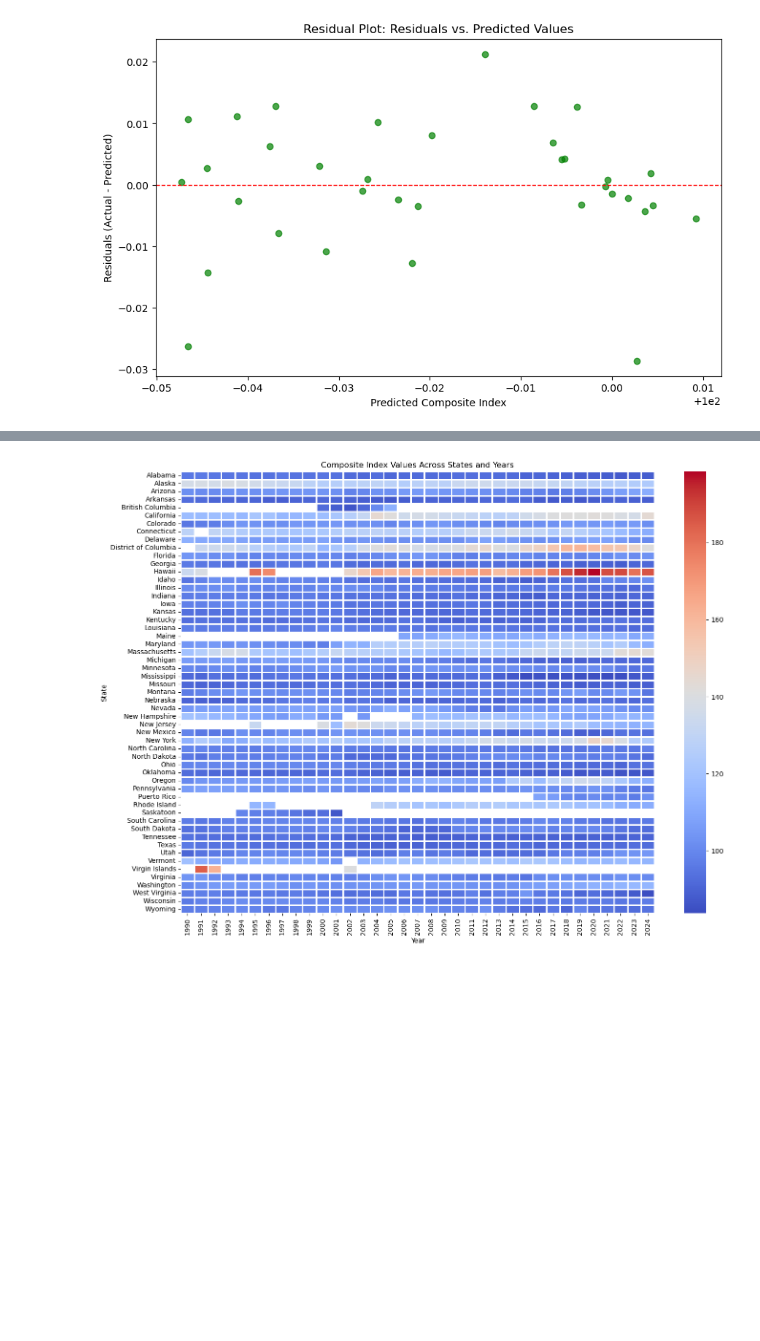
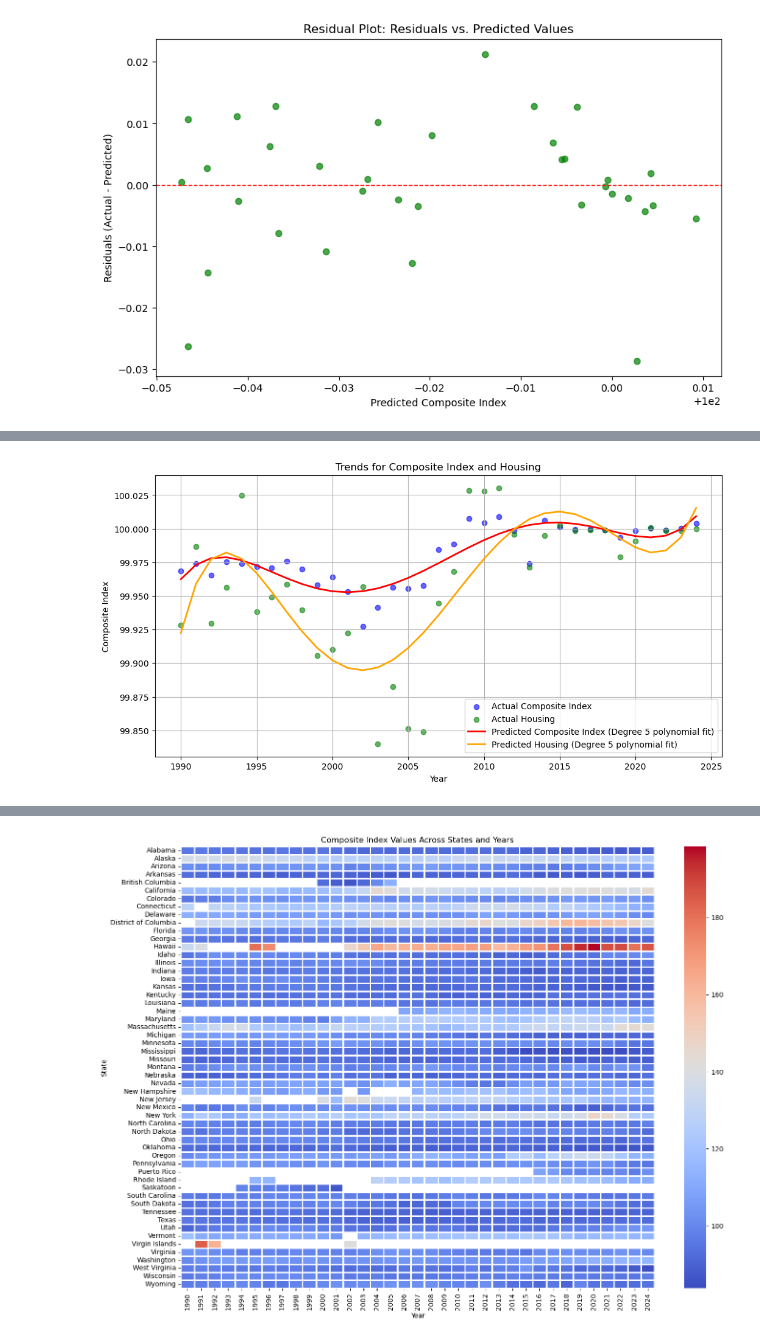
Before and after one commit to angie313/group-9-COLI, a Jupyter notebook: group_9_COLI.ipynb, the cells around one changed output, grey strips where cells are left out. Cells and saved outputs as stored; diff of their text form; code cells hidden in the pictures; blank space fills up the shorter version.

Commit message:
Added trend analysis for the HOUSING feature

```diff
--- a/group_9_COLI.ipynb
+++ b/group_9_COLI.ipynb
@@ -216,3 +216,85 @@ Mean Absolute Error (MAE): 0.00746763911854649
 R² score: 0.7605765531821017
 [figure]
 [figure]
+# %%
+from sklearn.metrics import r2_score
+
+# Aggregate data by year for both COMPOSITE_INDEX and HOUSING
+composite_index_housing_by_year = data.groupby(['YEAR'])[['COMPOSITE_INDEX', 'HOUSING']].mean().reset_index()
+
+# Handle outliers for COMPOSITE_INDEX
+q1_c = composite_index_housing_by_year['COMPOSITE_INDEX'].quantile(0.25)
+q3_c = composite_index_housing_by_year['COMPOSITE_INDEX'].quantile(0.75)
+iqr_c = q3_c - q1_c
+lower_bound_c = q1_c - 1.5 * iqr_c
+upper_bound_c = q3_c + 1.5 * iqr_c
+
+composite_index_housing_by_year.loc[
+    (composite_index_housing_by_year['COMPOSITE_INDEX'] < lower_bound_c) |
+    (composite_index_housing_by_year['COMPOSITE_INDEX'] > upper_bound_c), 'COMPOSITE_INDEX'
+] = composite_index_housing_by_year['COMPOSITE_INDEX'].mean()
+
+# Handle outliers for HOUSING
+q1_h = composite_index_housing_by_year['HOUSING'].quantile(0.25)
+q3_h = composite_index_housing_by_year['HOUSING'].quantile(0.75)
+iqr_h = q3_h - q1_h
+lower_bound_h = q1_h - 1.5 * iqr_h
+upper_bound_h = q3_h + 1.5 * iqr_h
+
+composite_index_housing_by_year.loc[
+    (composite_index_housing_by_year['HOUSING'] < lower_bound_h) |
+    (composite_index_housing_by_year['HOUSING'] > upper_bound_h), 'HOUSING'
+] = composite_index_housing_by_year['HOUSING'].mean()
+
+# Separate X (YEAR) and y (COMPOSITE_INDEX and HOUSING)
+X_year = composite_index_housing_by_year[['YEAR']].values
+y_ch = composite_index_housing_by_year[['COMPOSITE_INDEX', 'HOUSING']].values
+
+degree = 5
+poly_ch = PolynomialFeatures(degree=degree)
+X_poly_yr = poly_ch.fit_transform(X_year)
+
+scaler_yr = StandardScaler()
+X_poly_yr_scaled = scaler_yr.fit_transform(X_poly_yr)
+
+# Multi-output regression model
+multi_output_model = LinearRegression()
+multi_output_model.fit(X_poly_yr_scaled, y_ch)
+trend_ch = multi_output_model.predict(X_poly_yr_scaled)
+
+# Extract predicted trends
+trend_composite = trend_ch[:, 0]
+trend_housing = trend_ch[:, 1]
+
+# Mean Absolute Errors
+mae_composite = mean_absolute_error(y_ch[:, 0], trend_composite)
+mae_housing = mean_absolute_error(y_ch[:, 1], trend_housing)
+
+# R-square scores
+r2_composite = r2_score(y_ch[:, 0], trend_ch[:, 0])
+r2_housing = r2_score(y_ch[:, 1], trend_ch[:, 1])
+print(f"R² composite: {r2_composite}, R² housing: {r2_housing},")
+
+print(f"Composite Index - MAE: {mae_composite}, R²: {r2_composite}")
+print(f"Housing - MAE: {mae_housing}, R²: {r2_housing}")
+
+
+# Visualize both Composite Index and Housing trends on the same plot
+plt.figure(figsize=(12, 6))
+
+# Plot actual Composite Index and Housing data
+plt.scatter(X_year, y_ch[:, 0], color='blue', label='Actual Composite Index', alpha=0.6)
+plt.scatter(X_year, y_ch[:, 1], color='green', label='Actual Housing', alpha=0.6)
+
+# Plot predicted trends for Composite Index and Housing
+plt.plot(X_year, trend_composite, color='red', label=f'Predicted Composite Index (Degree {degree} polynomial fit)', linewidth=2)
+plt.plot(X_year, trend_housing, color='orange', label=f'Predicted Housing (Degree {degree} polynomial fit)', linewidth=2)
+
+# Customize plot
+plt.xlabel('Year')
+plt.ylabel('Composite Index')
+plt.title('Trends for Composite Index and Housing')
+plt.legend()
+plt.grid(True)
+plt.show()
+# %% [output]
@@ -219,3 +304,4 @@ R² score: 0.7605765531821017
+[figure, added]
 # %%
 from sklearn.preprocessing import StandardScaler
 from sklearn.cluster import KMeans
```
Also changed, not shown: parts of 4 cells of this notebook.
